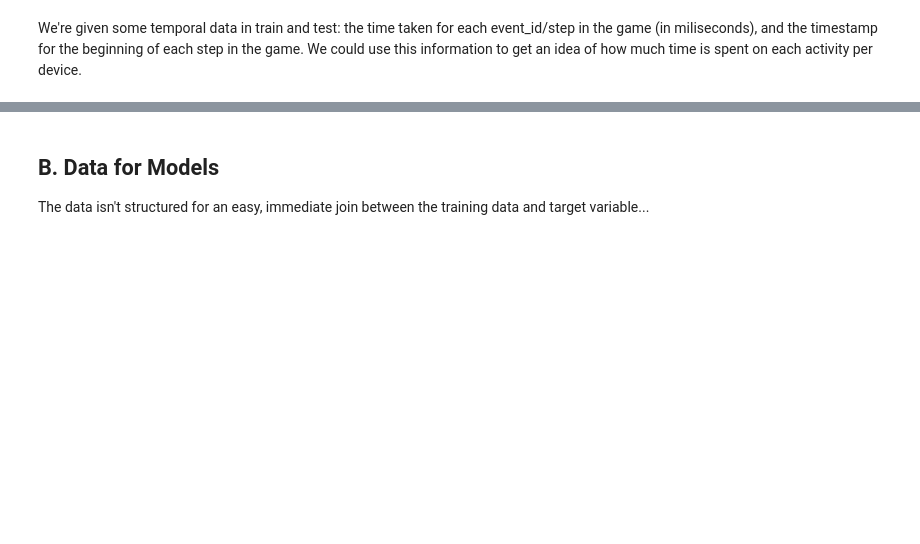
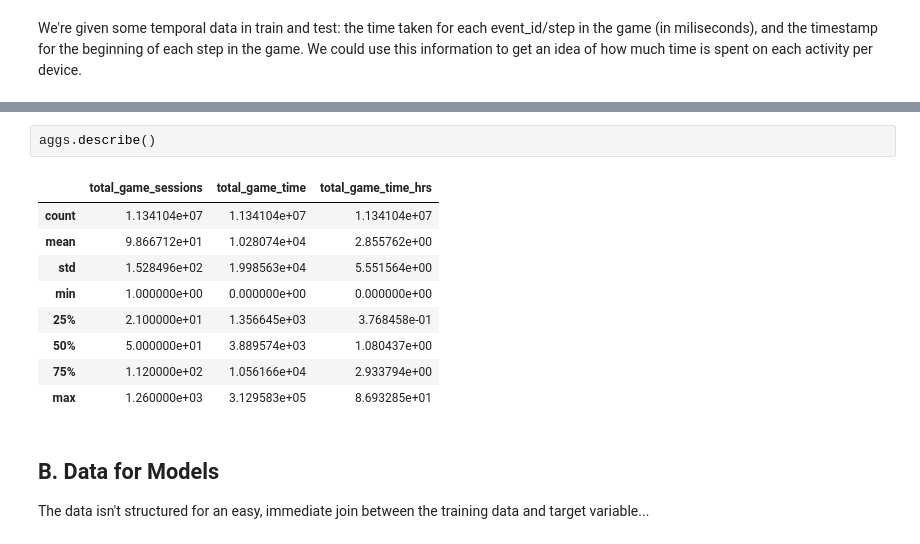
Before and after one commit to mjspeck/ga-reassembly, a Jupyter notebook: DSBowl2020_EDA.ipynb, the cells around one changed output, grey strips where cells are left out. Cells and saved outputs as stored; diff of their text form; blank space fills up the shorter version.

```diff
--- a/DSBowl2020_EDA.ipynb
+++ b/DSBowl2020_EDA.ipynb
@@ -229,3 +246,15 @@ aggs[aggs['total_game_sessions']<100].shape[0] / aggs.shape[0]
+# %%
+aggs.describe()
+# %% [output]
+|  | total_game_sessions | total_game_time | total_game_time_hrs |
+| count | 1.134104e+07 | 1.134104e+07 | 1.134104e+07 |
+| mean | 9.866712e+01 | 1.028074e+04 | 2.855762e+00 |
+| std | 1.528496e+02 | 1.998563e+04 | 5.551564e+00 |
+| min | 1.000000e+00 | 0.000000e+00 | 0.000000e+00 |
+| 25% | 2.100000e+01 | 1.356645e+03 | 3.768458e-01 |
+| 50% | 5.000000e+01 | 3.889574e+03 | 1.080437e+00 |
+| 75% | 1.120000e+02 | 1.056166e+04 | 2.933794e+00 |
+| max | 1.260000e+03 | 3.129583e+05 | 8.693285e+01 |
 # %% [markdown]
 ## B. Data for Models<a name='modelprep' />
 The data isn't structured for an easy, immediate join between the training data and target variable...
```
Also changed, not shown: parts of 21 cells of this notebook.
